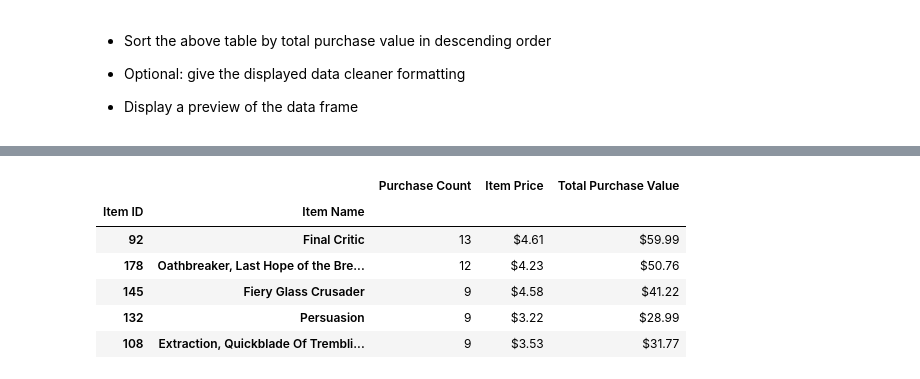
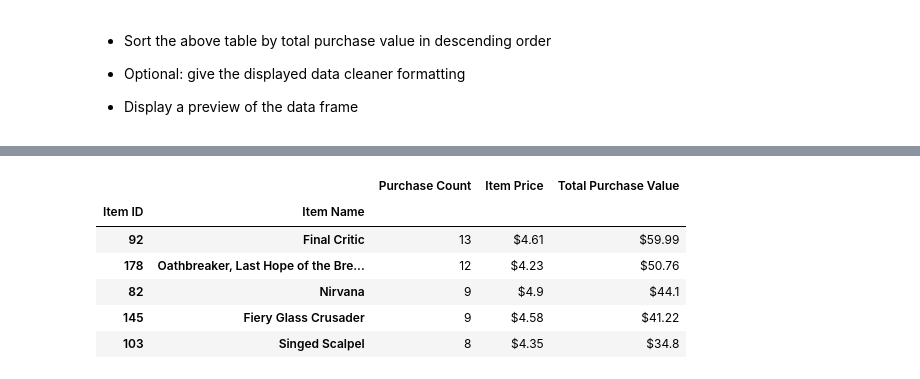
Before and after one commit to Gujaratigirl/Pandas_Challenge, a Jupyter notebook: HeroesOfPymoli/2 HeroesOfPymoli_starter.ipynb, the cells around one changed output, grey strips where cells are left out. Drawn from its saved outputs; the diff is of its cells as text; code cells hidden in the pictures.

Commit message:
HW Complete Need to format 4 items

```diff
--- a/HeroesOfPymoli/2 HeroesOfPymoli_starter.ipynb
+++ b/HeroesOfPymoli/2 HeroesOfPymoli_starter.ipynb
@@ -655,21 +675,19 @@ merge_pop_df.head()
 # %%
-merge_profit_df = pd.merge(most_pop1_sort_df, most_pop2_sort_df,how='right', on=['Item ID', 'Item Name'])
 
-merge_profit_df = merge_profit_df.sort_values("Price_y", ascending=False)
 merge_profit_df["Item Price"] = round(merge_profit_df["Price_y"]/merge_profit_df["Price_x"],2)
 merge_profit_df["Item Price"] =  "$" + merge_profit_df["Item Price"].astype(str)
 merge_profit_df["Price_y"] = round(merge_profit_df["Price_y"],2)
 merge_profit_df["Price_y"] =  "$" + merge_profit_df["Price_y"].astype(str)
 merge_profit_df.rename (columns = {"Price_x":"Purchase Count","Price_y" :"Total Purchase Value"}, inplace= True)
-merge_profit_df= merge_pop_df[[ "Purchase Count", "Item Price", "Total Purchase Value"]]
+merge_profit_df= merge_profit_df[[ "Purchase Count", "Item Price", "Total Purchase Value"]]
 #Can't get Align and Head to work together
 #merge_profit_df = merge_profit_df.style.set_properties(**{'text-align': 'left'})
 merge_profit_df.head()
 # %% [output]
 |  |  | Purchase Count | Item Price | Total Purchase Value |
 | Item ID | Item Name |  |  |  |
 | 92 | Final Critic | 13 | $4.61 | $59.99 |
 | 178 | Oathbreaker, Last Hope of the Bre... | 12 | $4.23 | $50.76 |
+| 82 | Nirvana | 9 | $4.9 | $44.1 |
 | 145 | Fiery Glass Crusader | 9 | $4.58 | $41.22 |
-| 132 | Persuasion | 9 | $3.22 | $28.99 |
-| 108 | Extraction, Quickblade Of Trembli... | 9 | $3.53 | $31.77 |
+| 103 | Singed Scalpel | 8 | $4.35 | $34.8 |
```
Also changed, not shown: parts of 1 cell of this notebook.
